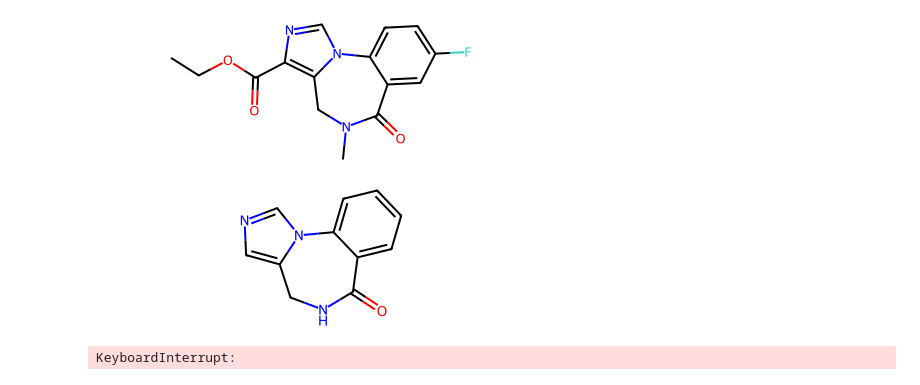
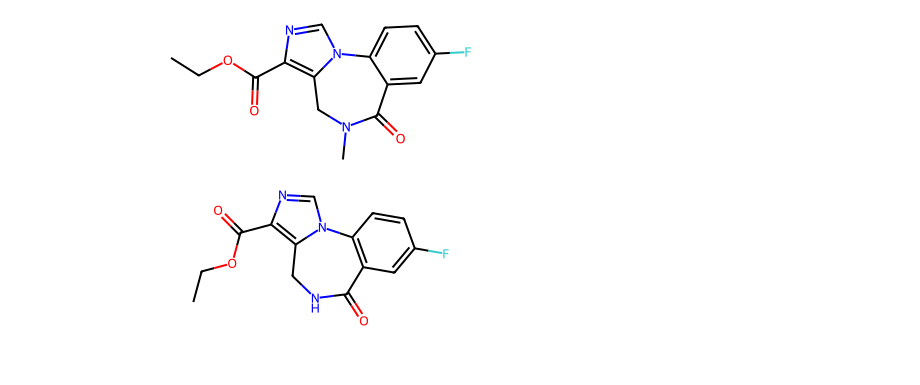
Before and after one commit to rudolfwilliam/SCOPE-Gen, a Jupyter notebook: pcgen/molecules/visualizations/demonstration.ipynb, the cells around one changed output. Saved outputs shown, nothing was run; the diff lists cells and outputs as text; code cells hidden in the pictures.

```diff
--- a/pcgen/molecules/visualizations/demonstration.ipynb
+++ b/pcgen/molecules/visualizations/demonstration.ipynb
@@ -27,29 +29,27 @@ CCOC(=O)c1ncn2c1CN(C)C(=O)c1cc(F)ccc1-2
 [figure]
 # %%
 # extract Murcko scaffold
-from pcgen.molecular_extensions.data.fragment_gen import extract_murcko_scaffold
-from pcgen.molecular_extensions.data.fragment_gen import remove_atom
+from pcgen.molecules.data.fragment_gen import extract_murcko_scaffold
+from pcgen.molecules.data.fragment_gen import remove_atom
 from rdkit.Chem import QED
-scaffold = extract_murcko_scaffold(example)
+scaffold = remove_atom(example)[0]
 #scaffold = smiles_to_mol("CCOC(=O)c1ncn2c1CN(C)C(=0)c1cc(F)ccc1-2")
 #from rdkit.Chem import BRICS
 #fragments = BRICS.BRICSDecompose(example)
 #print(fragments)
 #fragments = Chem.GetMolFrags(example, asMols=False, sanitizeFrags=True)
 #scaffold = remove_atom(example)[0]
 #scaffold = smiles_to_mol("OC(Cn1cncn1)c1ccc(F)cc1F")
 scaffold
 # %% [output]
-[figure, old version]
+[figure, new version]
 # %%
-from pcgen.molecular_extensions.data.conversions import tuple_to_mol, mol_to_tuple
-from pcgen.molecular_extensions.data.base import squeeze, subtract_arrays, count_atom_types
+from pcgen.molecules.data.conversions import tuple_to_mol, mol_to_tuple
+from pcgen.molecules.data.base import squeeze, subtract_arrays, count_atom_types
 import torch
 #left_over = subtract_arrays(mol_to_tuple(example)[0][0], mol_to_tuple(scaffold)[0][0])
-samples = model.sample(num_samples=64, cond=(mol_to_tuple(scaffold), example.GetNumAtoms()))
+samples = model.sample(num_samples=60, cond=(mol_to_tuple(scaffold), example.GetNumAtoms()))
 #samples = model.sample(num_samples=128, cond=(squeeze((torch.cat([mol_to_tuple(scaffold)[0][0], left_over]), mol_to_tuple(scaffold)[1])), example.GetNumAtoms()))
 #samples = model.sample(num_samples=128, cond=(squeeze((torch.cat([mol_to_tuple(scaffold)[0][0], left_over]), mol_to_tuple(scaffold)[1])), count_atom_types(example)))
 #left_over[0]
-# %% [output]
-KeyboardInterrupt:
 # %%
```
Also changed, not shown: parts of 15 cells of this notebook, 38 other files.
